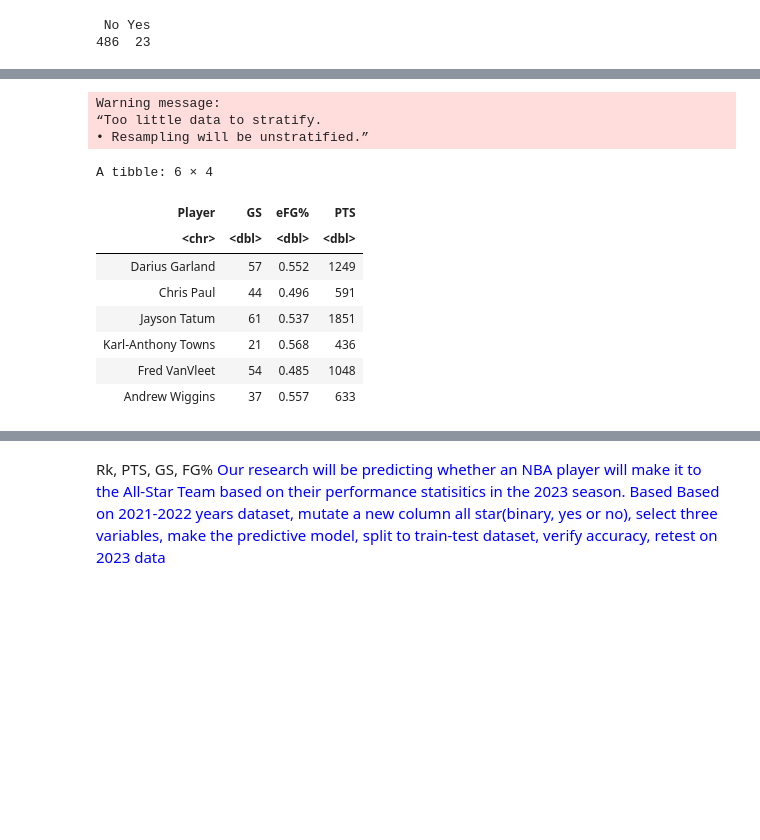
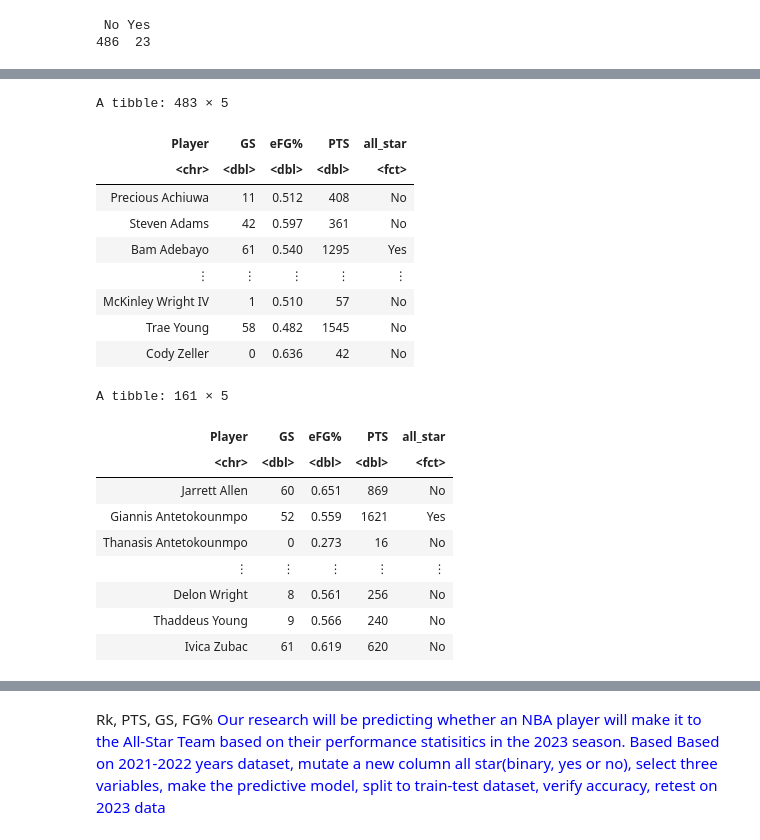
Before and after one commit to DrakenRaptor/Section006-28-Proposal, a Jupyter notebook: ProjectTrial.ipynb, the cells around one changed output, grey strips where cells are left out. Cells and saved outputs as stored; diff of their text form; code cells hidden in the pictures; blank space fills up the shorter version.

```diff
--- a/ProjectTrial.ipynb
+++ b/ProjectTrial.ipynb
@@ -335,21 +342,30 @@ Best k: 10
 # %%
-new_observation_split <- initial_split(all_stars_2022, prop = 0.75, strata = Player)
-new_obs_training <- training(new_observation_split)
-new_obs_testing <- testing(new_observation_split)
+split <- initial_split(asfactor_all_star, prop = 0.75, strata = all_star)
+new_obs_training <- training(split)
+new_obs_training
+new_obs_testing <- testing(split)
 new_obs_testing
 # %% [output]
-Warning message:
-“Too little data to stratify.
-• Resampling will be unstratified.”
+A tibble: 483 × 5
+| Player | GS | eFG% | PTS | all_star |
+| <chr> | <dbl> | <dbl> | <dbl> | <fct> |
+| Precious Achiuwa | 11 | 0.512 | 408 | No |
+| Steven Adams | 42 | 0.597 | 361 | No |
+| Bam Adebayo | 61 | 0.540 | 1295 | Yes |
+| ⋮ | ⋮ | ⋮ | ⋮ | ⋮ |
+| McKinley Wright IV | 1 | 0.510 | 57 | No |
+| Trae Young | 58 | 0.482 | 1545 | No |
+| Cody Zeller | 0 | 0.636 | 42 | No |
-A tibble: 6 × 4
+A tibble: 161 × 5
-| Player | GS | eFG% | PTS |
-| <chr> | <dbl> | <dbl> | <dbl> |
-| Darius Garland | 57 | 0.552 | 1249 |
-| Chris Paul | 44 | 0.496 | 591 |
-| Jayson Tatum | 61 | 0.537 | 1851 |
-| Karl-Anthony Towns | 21 | 0.568 | 436 |
-| Fred VanVleet | 54 | 0.485 | 1048 |
-| Andrew Wiggins | 37 | 0.557 | 633 |
+| Player | GS | eFG% | PTS | all_star |
+| <chr> | <dbl> | <dbl> | <dbl> | <fct> |
+| Jarrett Allen | 60 | 0.651 | 869 | No |
+| Giannis Antetokounmpo | 52 | 0.559 | 1621 | Yes |
+| Thanasis Antetokounmpo | 0 | 0.273 | 16 | No |
+| ⋮ | ⋮ | ⋮ | ⋮ | ⋮ |
+| Delon Wright | 8 | 0.561 | 256 | No |
+| Thaddeus Young | 9 | 0.566 | 240 | No |
+| Ivica Zubac | 61 | 0.619 | 620 | No |
 # %%
 options(repr.plot.width = 15, repr.plot.height = 15)
 
```
Also changed, not shown: parts of 6 cells of this notebook.
